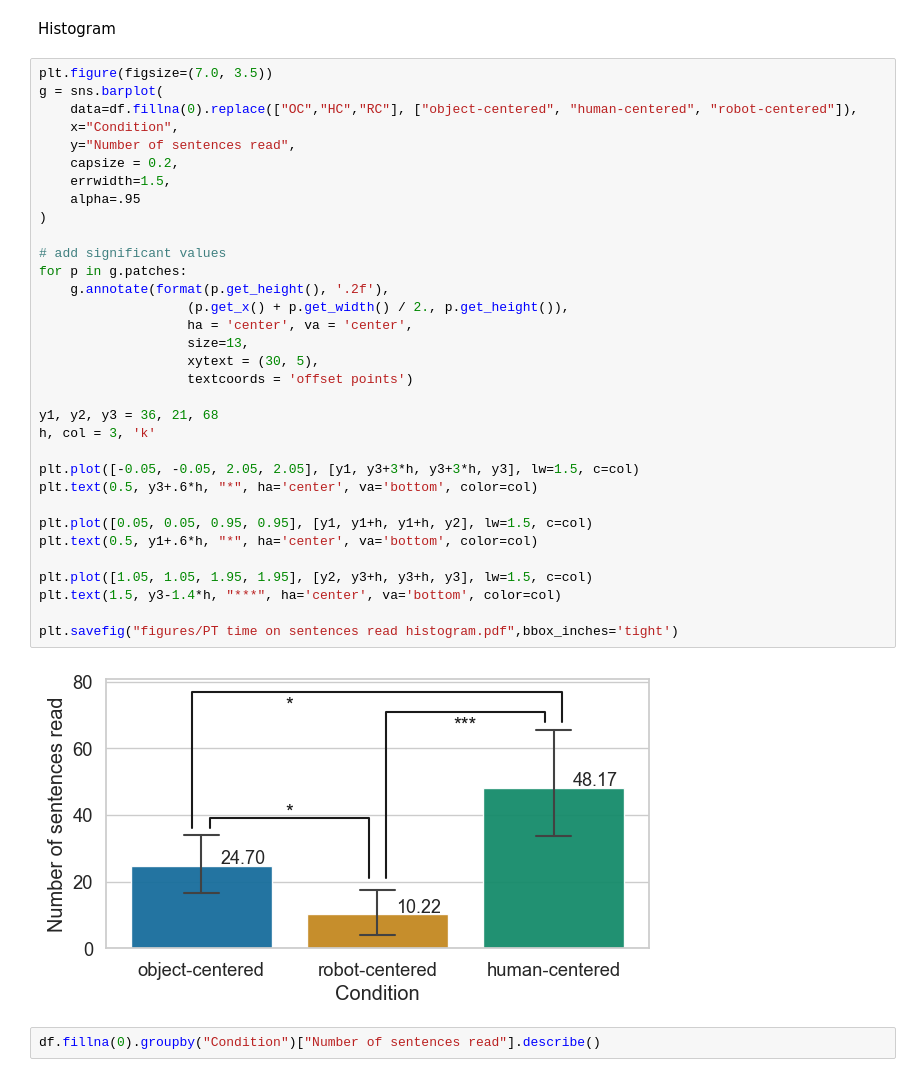
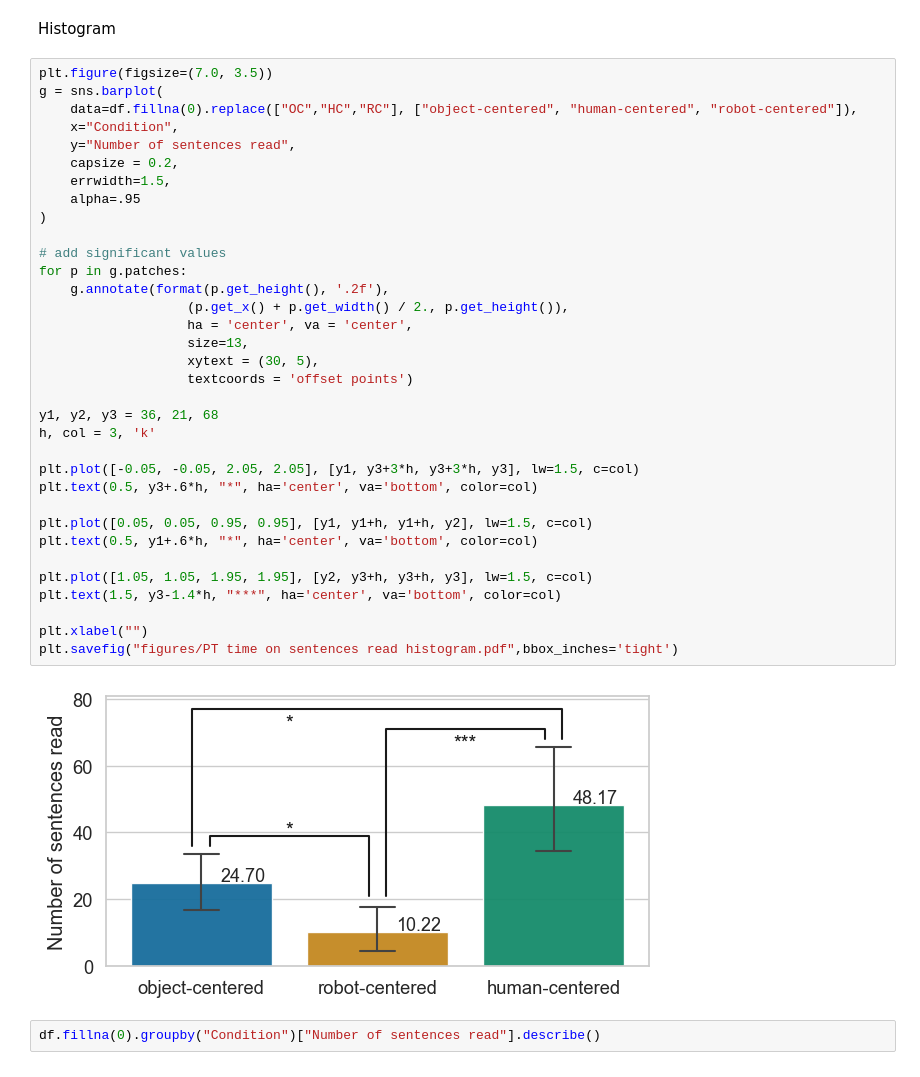
Before and after one commit to Joao-Tiago-Almeida/HRI2023---Conference-Paper, a Jupyter notebook: main.ipynb, the cells around one changed output. Saved outputs shown, nothing was run; the diff lists cells and outputs as text.

```diff
--- a/main.ipynb
+++ b/main.ipynb
@@ -359,34 +366,35 @@ g = sns.barplot(
     x="Condition",
     y="Number of sentences read",
     capsize = 0.2,
     errwidth=1.5,
     alpha=.95
 )
 
 # add significant values
 for p in g.patches:
     g.annotate(format(p.get_height(), '.2f'),
                    (p.get_x() + p.get_width() / 2., p.get_height()),
                    ha = 'center', va = 'center',
                    size=13,
                    xytext = (30, 5),
                    textcoords = 'offset points')
 
 y1, y2, y3 = 36, 21, 68
 h, col = 3, 'k'
 
 plt.plot([-0.05, -0.05, 2.05, 2.05], [y1, y3+3*h, y3+3*h, y3], lw=1.5, c=col)
 plt.text(0.5, y3+.6*h, "*", ha='center', va='bottom', color=col)
 
 plt.plot([0.05, 0.05, 0.95, 0.95], [y1, y1+h, y1+h, y2], lw=1.5, c=col)
 plt.text(0.5, y1+.6*h, "*", ha='center', va='bottom', color=col)
 
 plt.plot([1.05, 1.05, 1.95, 1.95], [y2, y3+h, y3+h, y3], lw=1.5, c=col)
 plt.text(1.5, y3-1.4*h, "***", ha='center', va='bottom', color=col)
 
+plt.xlabel("")
 plt.savefig("figures/PT time on sentences read histogram.pdf",bbox_inches='tight')
 # %% [output]
-[figure, old version]
+[figure, new version]
 # %%
 df.fillna(0).groupby("Condition")["Number of sentences read"].describe()
 # %% [output]
```
Also changed, not shown: parts of 11 cells of this notebook, 5 other files.
